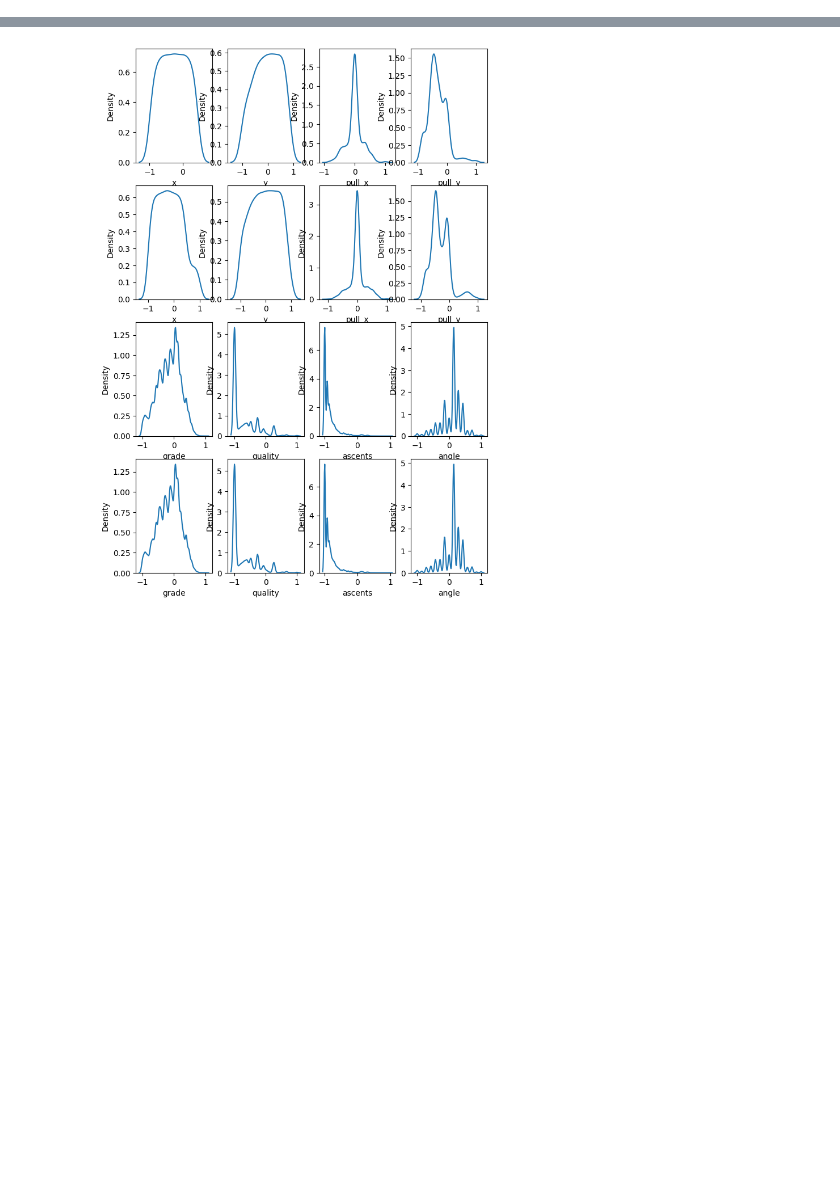
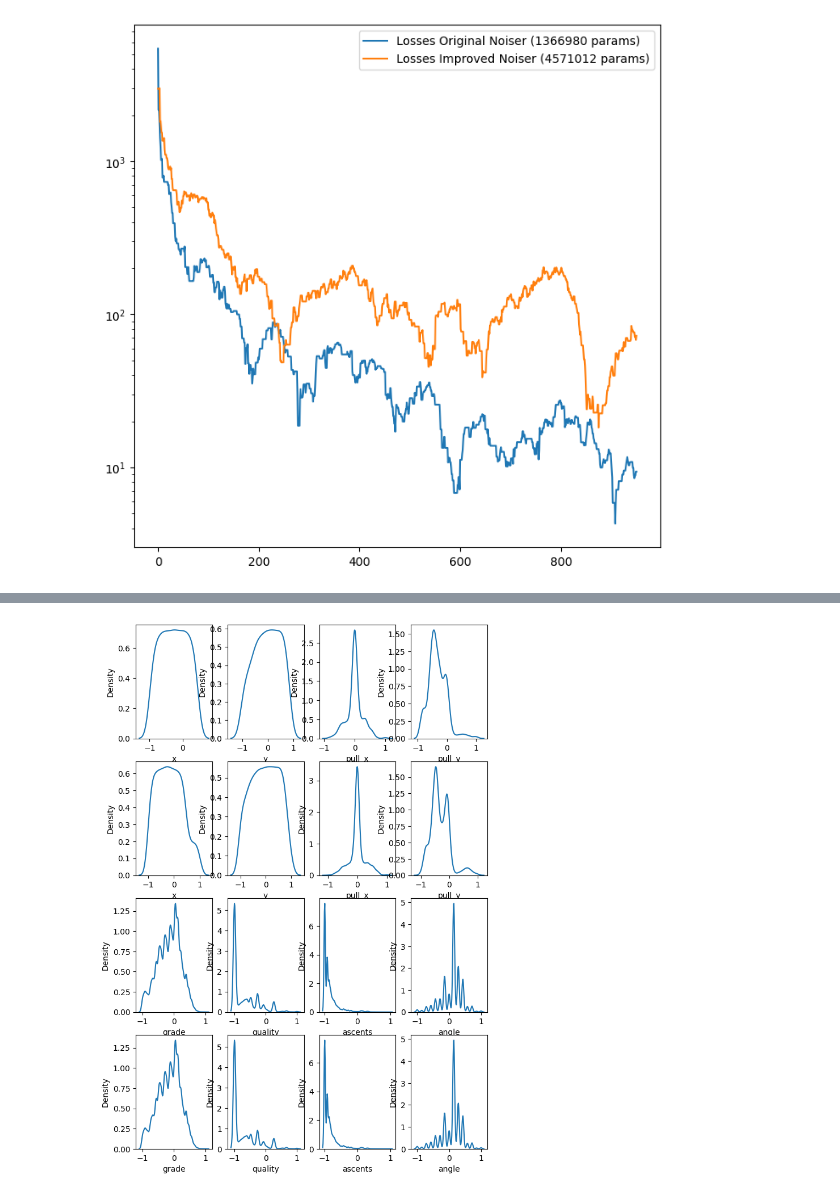
Before and after one commit to EvanMcCormick37/ml-homewall-climb-generator, a Jupyter notebook: model-training/equivariant_projected_diffusion/SimpleDiffusion.ipynb, the cells around one changed output, grey strips where cells are left out. Drawn from its saved outputs; the diff is of its cells as text; code cells hidden in the pictures; blank space fills up the shorter version.

```diff
--- a/model-training/equivariant_projected_diffusion/SimpleDiffusion.ipynb
+++ b/model-training/equivariant_projected_diffusion/SimpleDiffusion.ipynb
@@ -724,0 +219,60 @@ dict_keys(['wall-0a877f13d8e5', 'wall-443c15cd12e0', 'wall-e77a688049fb'])
+# %%
+#Test single-batch memorization to ensure both model architectures are working properly.
+def test_single_batch(model: nn.Module, dataset: TensorDataset):
+    optimizer = torch.optim.Adam(params = model.parameters())
+
+    loader = DataLoader(dataset=dataset, batch_size=64)
+    x, c = next(iter(loader))
+    losses = []
+    with tqdm(range(1000)) as pbar:
+        for epoch in pbar:
+            optimizer.zero_grad()
+            loss = model.loss(x, c)
+            loss.backward()
+            grad_norm = torch.nn.utils.clip_grad_norm_(model.parameters(), 1.0)
+            optimizer.step()
+            losses.append(loss.item())
+            if epoch % 10 == 0:
+                pbar.set_postfix_str(f"Loss: {loss.item():.4f}, Improvement:{losses[-1]-loss.item():.4f}, Grad Norm:{grad_norm:.4f}, Min loss:{min(losses) if len(losses) > 0 else 0:.5f}")
+    print(f"Min loss:{min(losses):.5f}")
+    return losses
+
+def moving_average(values, window, gaussian = False):
+    """
+    Smooth values by doing a moving average
+    :param values: (numpy array)
+    :param window: (int)
+    :return: (numpy array)
+    """
+    #We create the vector to multiply each value by to get the moving average. Essentially a vector of length n
+    # in which each weight is 1/n.
+    kernel = np.repeat(1.0, window) / window
+    if (gaussian == True) :
+        if window % 2 == 0:
+            window+=1
+        x = np.arange(-(window // 2), window // 2 + 1)
+        kernel = np.exp(-(x ** 2) / (2 * window ** 2))
+        kernel = kernel / np.sum(kernel)
+
+    #The convolve function iteratively multiplies the first n values in the values array by the weights array.
+    # with the given weights array, it essentially takes the moving average of each N values in the values array.
+    return np.convolve(values, kernel, "valid")
+
+climbs = ClimbsFeatureArray('../data/storage.db')
+dataset = climbs.get_features(limit = 10000, augment_reflections=False)
+losses1 = test_single_batch(ClimbDDPM(Noiser(), predict_noise=True),TensorDataset(*dataset))
+losses2 = test_single_batch(ClimbDDPM(ImprovedNoiser(), predict_noise=True),TensorDataset(*dataset))
+
+# Without LR Scheduler
+l1 = moving_average(np.array(losses1), 50)
+l2 = moving_average(np.array(losses2), 50)
+
+fig, ax = plt.subplots(1,1,figsize=(8,8))
+
+ax.plot(list(range(len(l1))), l1, label=f"Losses Original Noiser ({sum([p.numel() for p in Noiser().parameters()])} params)")
+ax.plot(list(range(len(l2))), l2, label=f"Losses Improved Noiser ({sum([p.numel() for p in ImprovedNoiser().parameters()])} params)")
+ax.set_yscale('log')
+ax.legend()
+plt.show()
+# %% [output]
+[figure, added]
```
Also changed, not shown: parts of 12 cells of this notebook, 4 other files.
